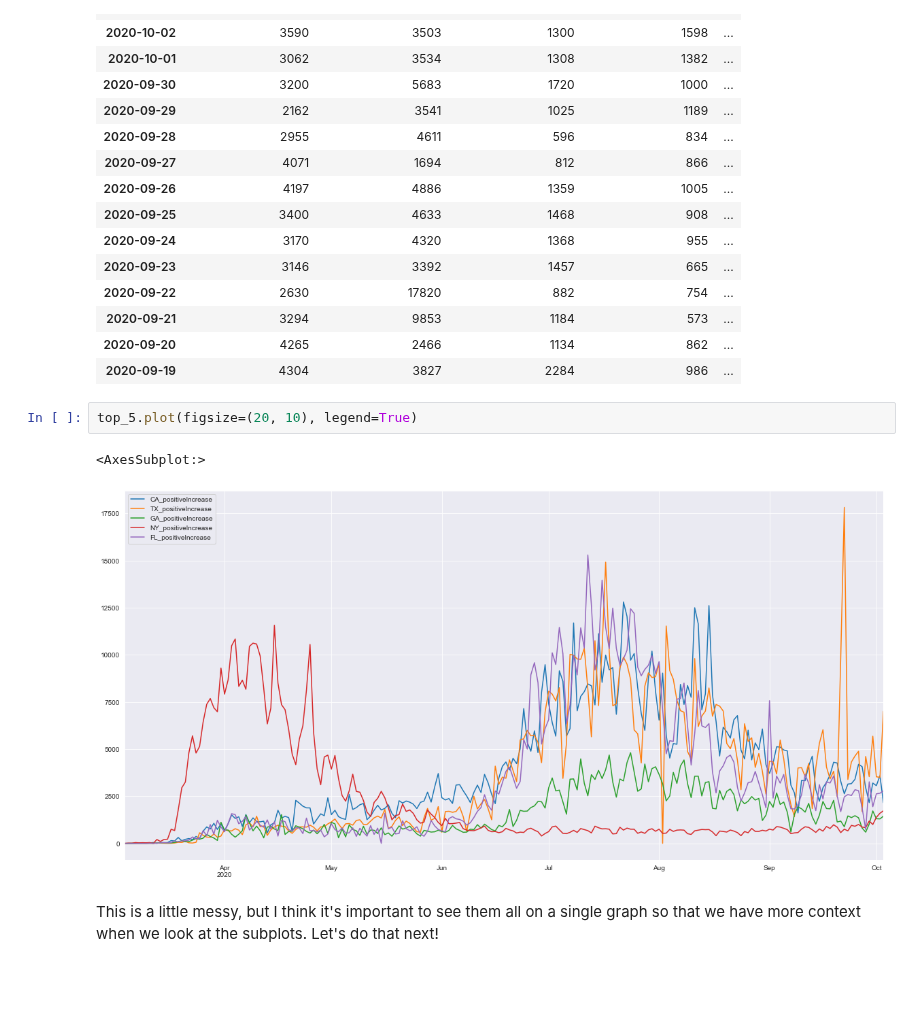
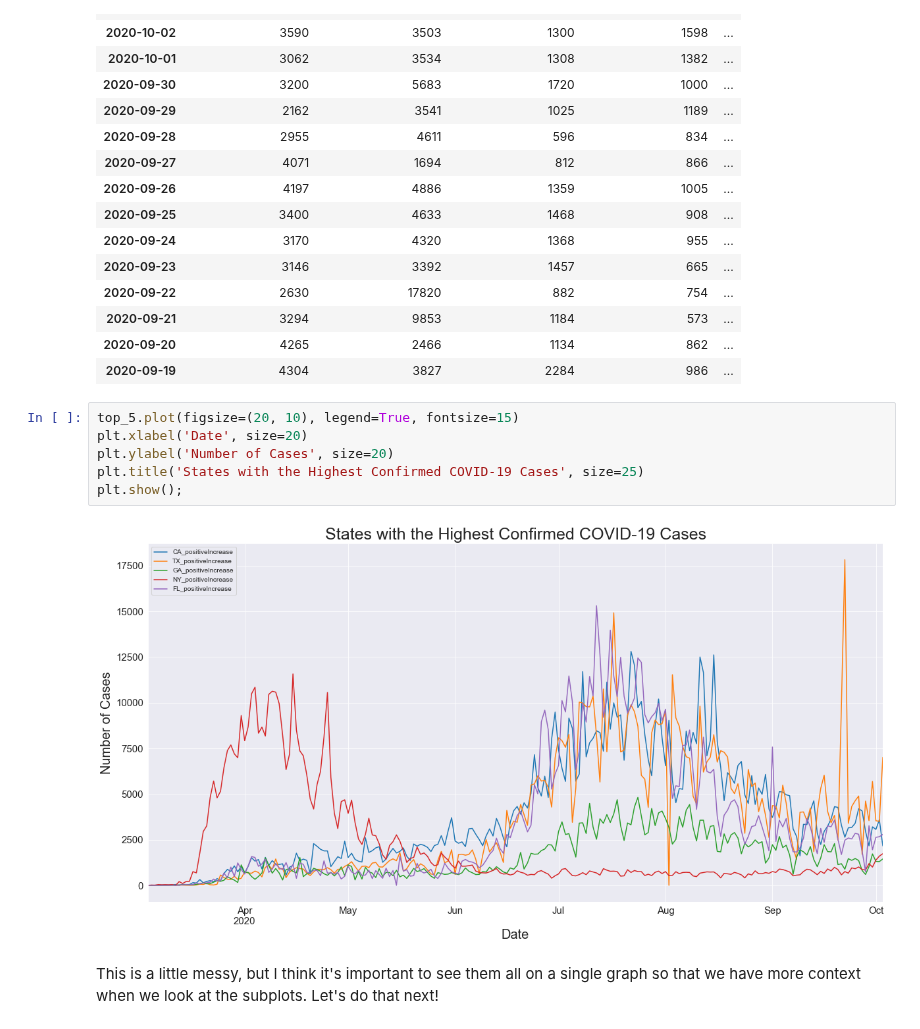
Before and after one commit to bmauss/COVID_Forecast, a Jupyter notebook: 2 Exploratory Data Analysis.ipynb, the cells around one changed output. Cells and saved outputs as stored; diff of their text form; blank space fills up the shorter version.

```diff
--- a/2 Exploratory Data Analysis.ipynb
+++ b/2 Exploratory Data Analysis.ipynb
@@ -314,11 +314,14 @@ top_5.head(15)
 | 2020-09-21 | 3294 | 9853 | 1184 | 573 | ... |
 | 2020-09-20 | 4265 | 2466 | 1134 | 862 | ... |
 | 2020-09-19 | 4304 | 3827 | 2284 | 986 | ... |
-# %%
-top_5.plot(figsize=(20, 10), legend=True)
-# %% [output]
-<AxesSubplot:>
-[figure, removed]
+# %%
+top_5.plot(figsize=(20, 10), legend=True, fontsize=15)
+plt.xlabel('Date', size=20)
+plt.ylabel('Number of Cases', size=20)
+plt.title('States with the Highest Confirmed COVID-19 Cases', size=25)
+plt.show();
+# %% [output]
+[figure, added]
 # %% [markdown]
 This is a little messy, but I think it's important to see them all on a single graph so that we have more context when we look at the subplots.  Let's do that next!
 # %%
```
Also changed, not shown: parts of 3 cells of this notebook, 55 other files.
